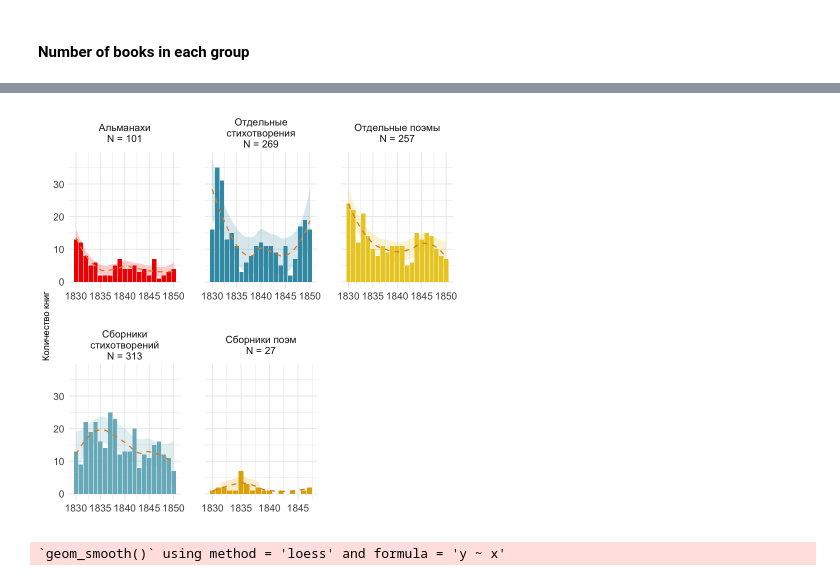
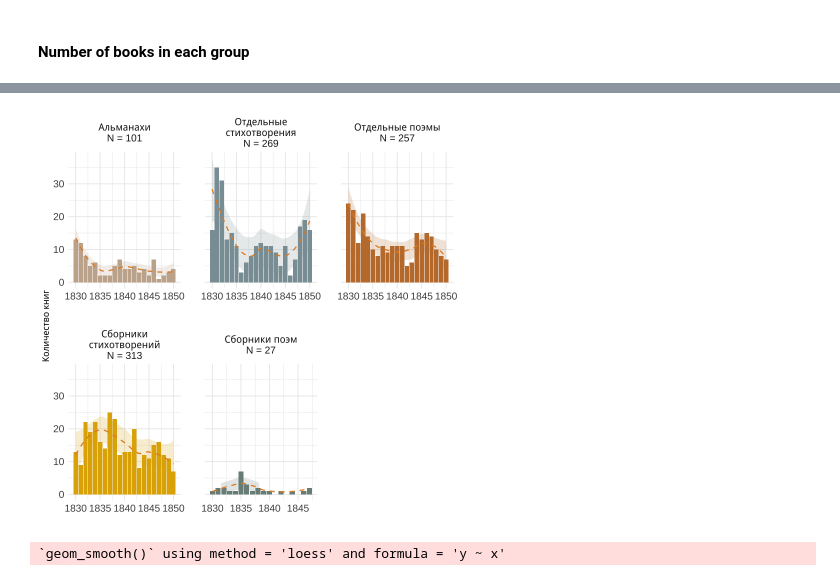
Before and after one commit to tonyamart/corpus35_pr, a Jupyter notebook: scr/01_chapter/02_basic_statistics.ipynb, the cells around one changed output, grey strips where cells are left out. Saved outputs shown, nothing was run; the diff lists cells and outputs as text; code cells hidden in the pictures.

```diff
--- a/scr/01_chapter/02_basic_statistics.ipynb
+++ b/scr/01_chapter/02_basic_statistics.ipynb
@@ -79,11 +101,12 @@ dat %>%
   ggplot(aes(x = year, y = n, fill = group_lable)) +
   geom_col() +
   geom_smooth(alpha = 0.2, size = 0.7, color = "#E48C2AFF", linetype = 2) +
-  scale_fill_manual(values = c(wes_palette("Zissou1")[5],
-                              wes_palette("Zissou1")[1],
-                              wes_palette("Zissou1")[3],
-                              wes_palette("Zissou1")[2],
-                              wes_palette("Zissou1")[4])) +
+  scale_fill_manual(values = c(wes_palette("Chevalier1")[4], # sand
+         wes_palette("Royal1")[1], # grey
+
+         wes_palette("Moonrise2")[2],
+         wes_palette("Zissou1")[4], # yellow
+         wes_palette("Moonrise2")[1])) +
   scale_y_continuous(limits = c(0, NA)) +
   scale_x_continuous(breaks = seq(1830, 1850, 5)) +
   facet_wrap(~group_lable, scales = "free_x") +
@@ -116,2 +123,2 @@ Warning message in grid.Call.graphics(C_text, as.graphicsAnnot(x$label), x$x, x$
-[figure, old version]
+[figure, new version]
 # %%
```
Also changed, not shown: parts of 3 cells of this notebook, 20 other files.
